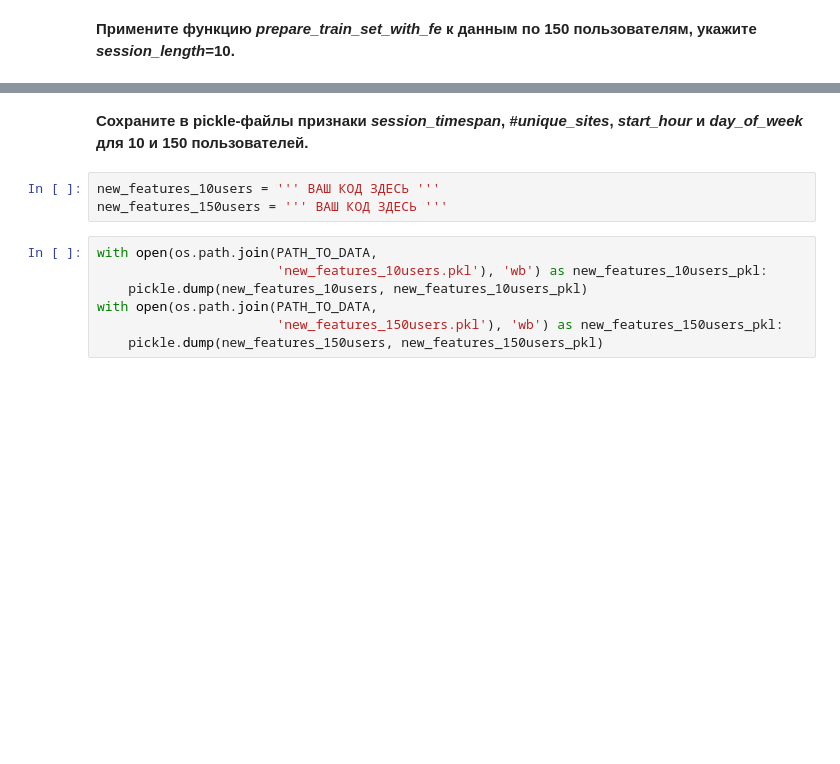
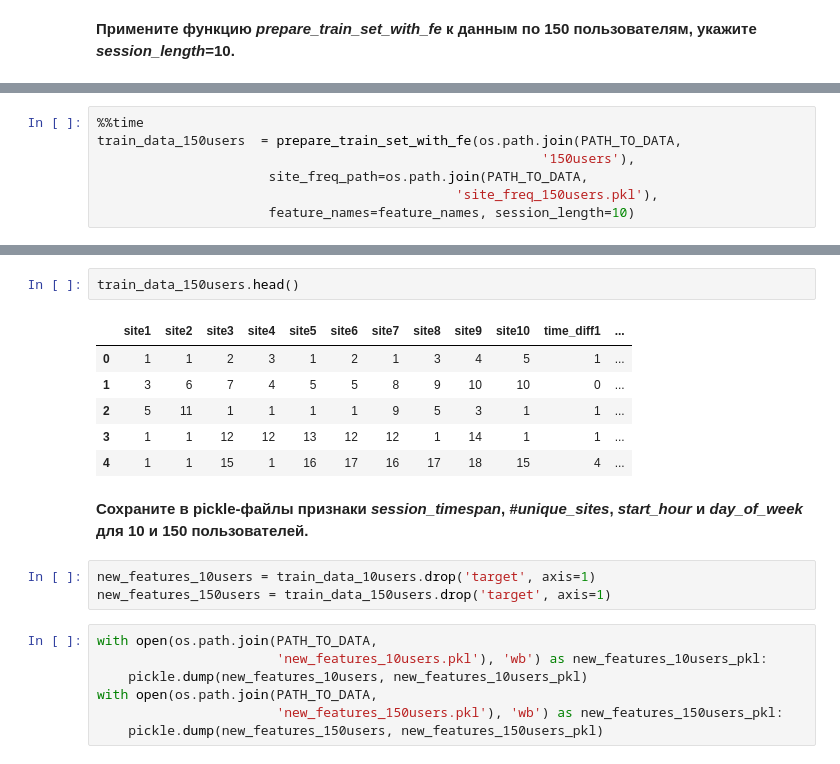
Before and after one commit to shereshevskiy/mlcourse_open, a Jupyter notebook: jupyter_notebooks/project_alice/[MyAlice]_week3_visual_analysis_and_fe.ipynb, the cells around one changed output, grey strips where cells are left out. Saved outputs shown, nothing was run; the diff lists cells and outputs as text; blank space fills up the shorter version.

```diff
--- a/jupyter_notebooks/project_alice/[MyAlice]_week3_visual_analysis_and_fe.ipynb
+++ b/jupyter_notebooks/project_alice/[MyAlice]_week3_visual_analysis_and_fe.ipynb
@@ -94,0 +221,7 @@ train_data_150users = prepare_train_set_with_fe  ''' ВАШ КОД ЗДЕСЬ ''
+# %%
+%%time
+train_data_150users  = prepare_train_set_with_fe(os.path.join(PATH_TO_DATA,
+                                                         '150users'),
+                      site_freq_path=os.path.join(PATH_TO_DATA,
+                                              'site_freq_150users.pkl'),
+                      feature_names=feature_names, session_length=10)
@@ -95,8 +230,17 @@ train_data_150users = prepare_train_set_with_fe  ''' ВАШ КОД ЗДЕСЬ ''
+# %%
+train_data_150users.head()
+# %% [output]
+|  | site1 | site2 | site3 | site4 | site5 | site6 | site7 | site8 | site9 | site10 | time_diff1 | ... |
+| 0 | 1 | 1 | 2 | 3 | 1 | 2 | 1 | 3 | 4 | 5 | 1 | ... |
+| 1 | 3 | 6 | 7 | 4 | 5 | 5 | 8 | 9 | 10 | 10 | 0 | ... |
+| 2 | 5 | 11 | 1 | 1 | 1 | 1 | 9 | 5 | 3 | 1 | 1 | ... |
+| 3 | 1 | 1 | 12 | 12 | 13 | 12 | 12 | 1 | 14 | 1 | 1 | ... |
+| 4 | 1 | 1 | 15 | 1 | 16 | 17 | 16 | 17 | 18 | 15 | 4 | ... |
 # %% [markdown]
 **Сохраните в pickle-файлы признаки *session_timespan*, *#unique_sites*, *start_hour* и *day_of_week* для 10 и 150 пользователей.**
-# %%
-new_features_10users = ''' ВАШ КОД ЗДЕСЬ '''
-new_features_150users = ''' ВАШ КОД ЗДЕСЬ '''
+# %%
+new_features_10users = train_data_10users.drop('target', axis=1)
+new_features_150users = train_data_150users.drop('target', axis=1)
 # %%
 with open(os.path.join(PATH_TO_DATA,
                        'new_features_10users.pkl'), 'wb') as new_features_10users_pkl:
```
Also changed, not shown: parts of 15 cells of this notebook, 3 other files.
